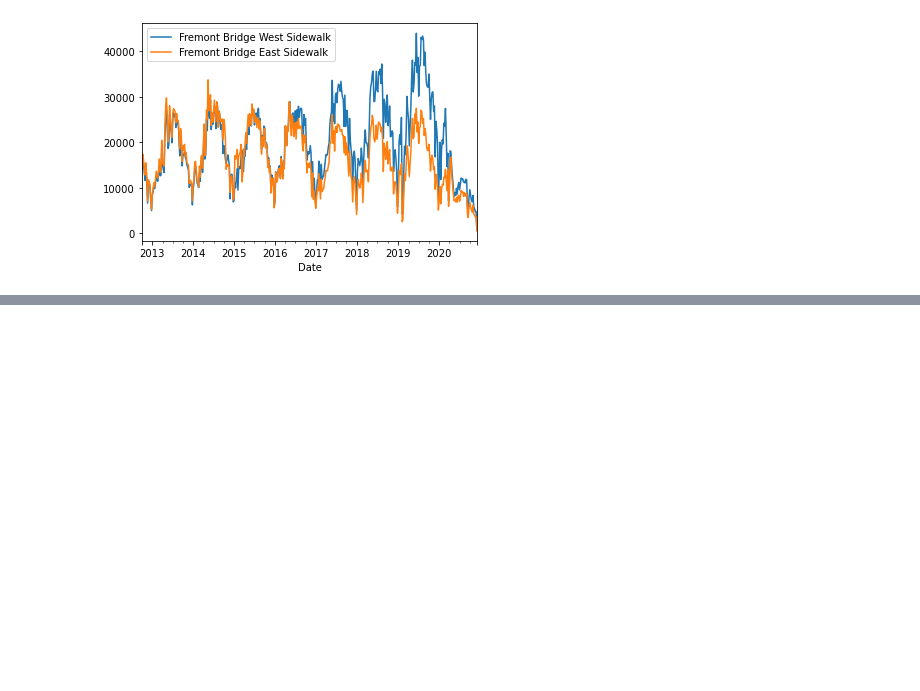
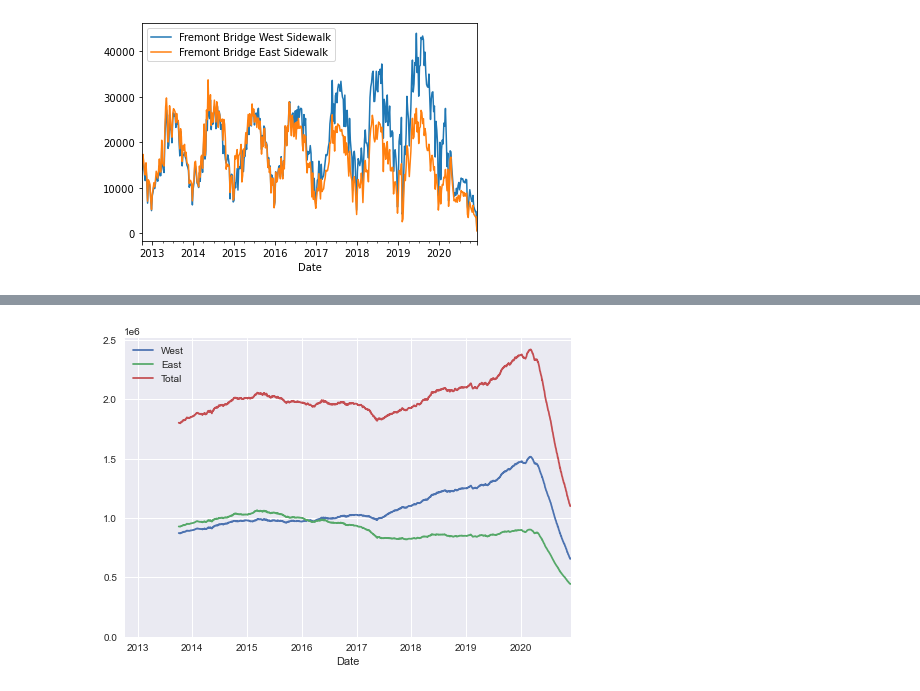
Before and after one commit to boussema/JupiterWorkFlow, a Jupyter notebook: JupyterWorkFlow.ipynb, the cells around one changed output, grey strips where cells are left out. Cells and saved outputs as stored; diff of their text form; code cells hidden in the pictures; blank space fills up the shorter version.

```diff
--- a/JupyterWorkFlow.ipynb
+++ b/JupyterWorkFlow.ipynb
@@ -25,0 +42,6 @@ data.resample('W').sum().plot();
+# %%
+data['Total']=data['West'] + data['East']
+ax = data.resample('D').sum().rolling(365).sum().plot();
+ax.set_ylim(0 , None);
+# %% [output]
+[figure, added]
```
Also changed, not shown: parts of 8 cells of this notebook.
